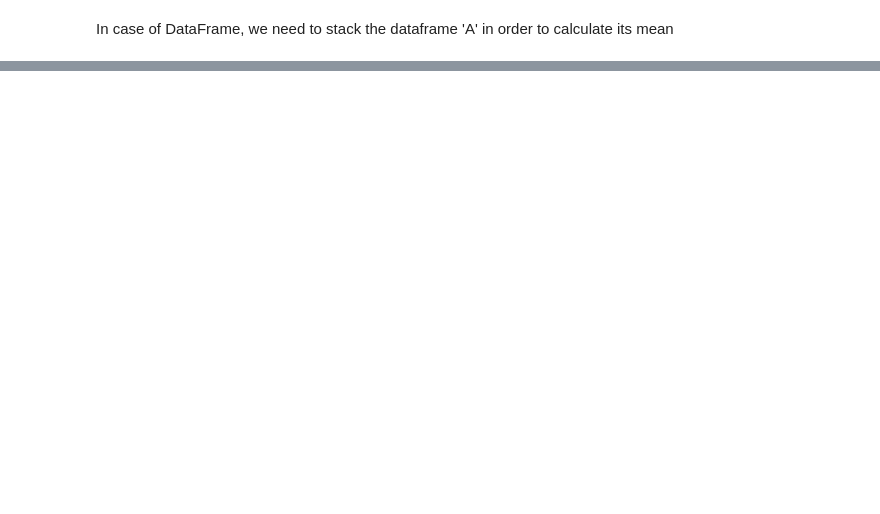
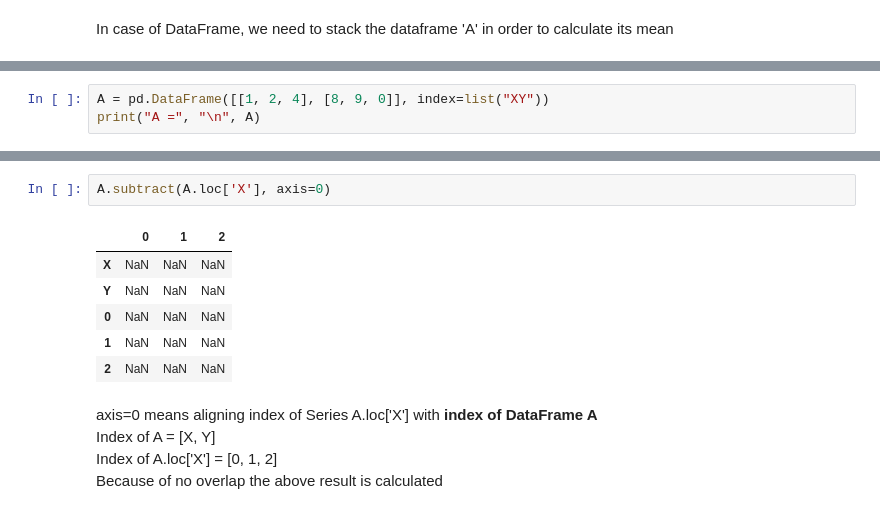
Before and after one commit to vaibhavpandeyprayag/python-ds-handbook, a Jupyter notebook: chapter_3_pandas.ipynb, the cells around one changed output, grey strips where cells are left out. Drawn from its saved outputs; the diff is of its cells as text; blank space fills up the shorter version.

```diff
--- a/chapter_3_pandas.ipynb
+++ b/chapter_3_pandas.ipynb
@@ -400,0 +412,3 @@ Mean of A = 3.5
+# %%
+A = pd.DataFrame([[1, 2, 4], [8, 9, 0]], index=list("XY"))
+print("A =", "\n", A)
@@ -400,0 +428,14 @@ Mean of A = 3.5
+# %%
+A.subtract(A.loc['X'], axis=0)
+# %% [output]
+|  | 0 | 1 | 2 |
+| X | NaN | NaN | NaN |
+| Y | NaN | NaN | NaN |
+| 0 | NaN | NaN | NaN |
+| 1 | NaN | NaN | NaN |
+| 2 | NaN | NaN | NaN |
+# %% [markdown]
+axis=0 means aligning index of Series A.loc['X'] with **index of DataFrame A** \
+Index of A = [X, Y] \
+Index of A.loc['X'] = [0, 1, 2] \
+Because of no overlap the above result is calculated
```
Also changed, not shown: parts of 14 cells of this notebook.
